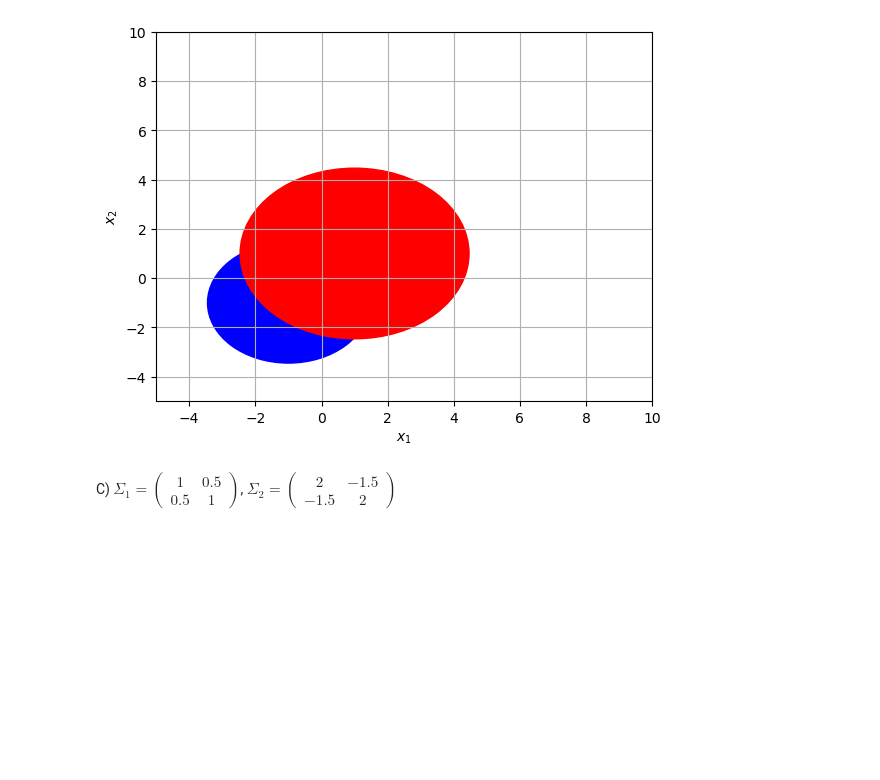
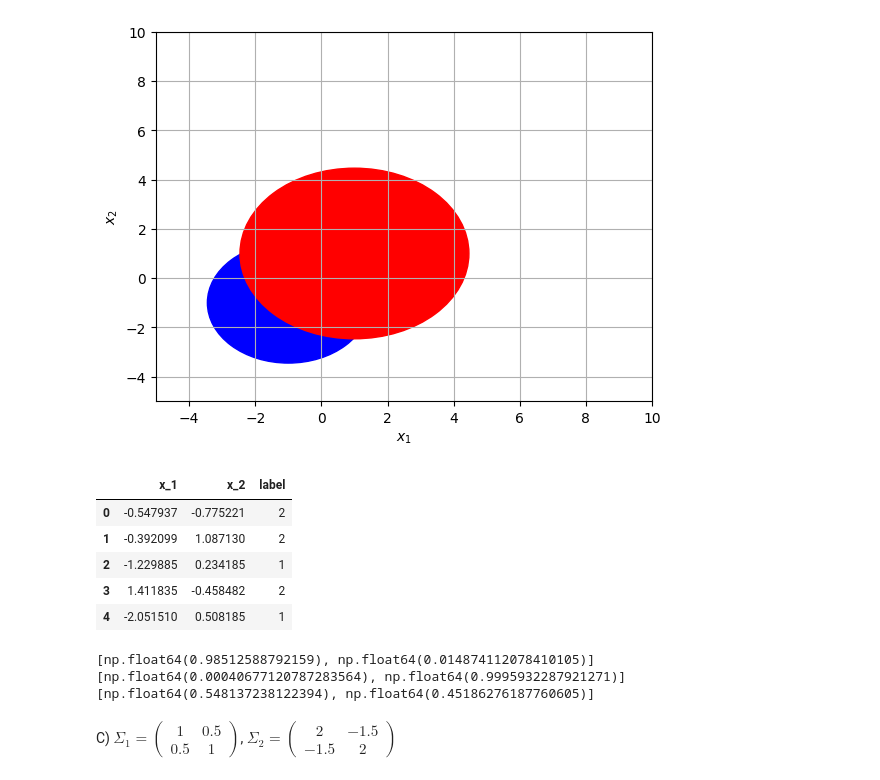
Before and after one commit to Klimentij-Kvl/famcs-archive, a Jupyter notebook: 3-year/Applied Theory of Statistical Solutions/lab3.ipynb, the cells around one changed output. Drawn from its saved outputs; the diff is of its cells as text; code cells hidden in the pictures; blank space fills up the shorter version.

```diff
--- a/3-year/Applied Theory of Statistical Solutions/lab3.ipynb
+++ b/3-year/Applied Theory of Statistical Solutions/lab3.ipynb
@@ -176,6 +191,26 @@ plt.grid()
 plt.show()
 # %% [output]
 [figure]
+# %%
+n_samples = 20
+df_train = generate_sample(2, mus, sigmas_b, n_samples)
+df_train.head()
+# %% [output]
+|  | x_1 | x_2 | label |
+| 0 | -0.547937 | -0.775221 | 2 |
+| 1 | -0.392099 | 1.087130 | 2 |
+| 2 | -1.229885 | 0.234185 | 1 |
+| 3 | 1.411835 | -0.458482 | 2 |
+| 4 | -2.051510 | 0.508185 | 1 |
+# %%
+bc.fit(df_train.iloc[:, :-1].to_numpy(), df_train['label'].to_numpy())
+print(bc.probabilities(x1))
+print(bc.probabilities(x2))
+print(bc.probabilities(x3))
+# %% [output]
+[np.float64(0.98512588792159), np.float64(0.014874112078410105)]
+[np.float64(0.00040677120787283564), np.float64(0.9995932287921271)]
+[np.float64(0.548137238122394), np.float64(0.45186276187760605)]
 # %% [markdown]
 C) $\Sigma_1 = \begin{pmatrix} 1 & 0.5 \\ 0.5 & 1 \end{pmatrix}$, $\Sigma_2 = \begin{pmatrix} 2 & -1.5 \\ -1.5 & 2 \end{pmatrix}$
 # %%
```
Also changed, not shown: parts of 14 cells of this notebook.
